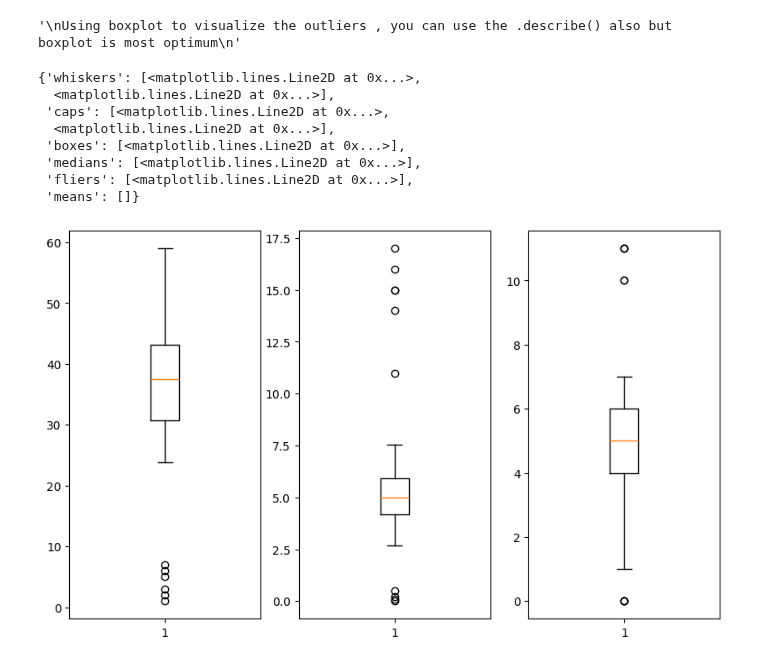
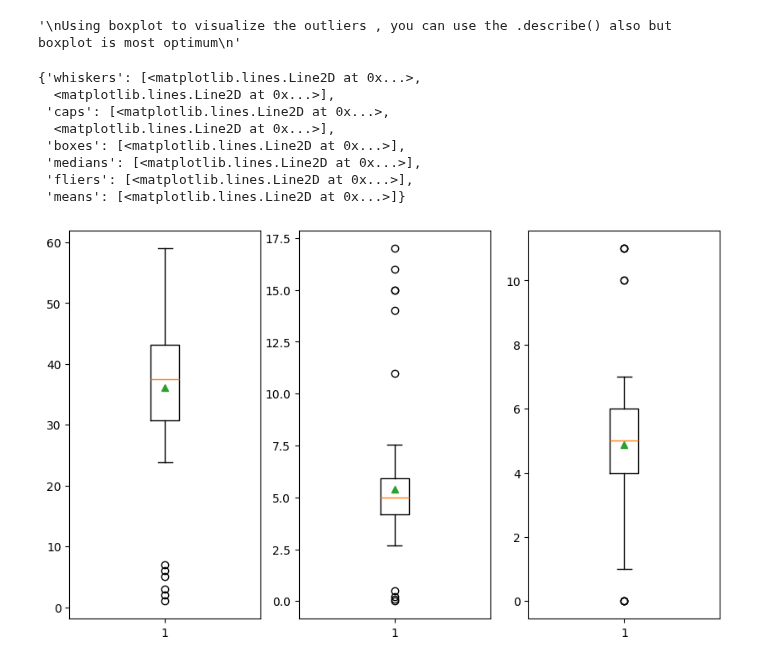
Before and after one commit to KedarDamale/Data-Science, a Jupyter notebook: Data-science/3.Data-pre-processing.ipynb, the cells around one changed output. Saved outputs shown, nothing was run; the diff lists cells and outputs as text; code cells hidden in the pictures.

```diff
--- a/Data-science/3.Data-pre-processing.ipynb
+++ b/Data-science/3.Data-pre-processing.ipynb
@@ -935,18 +935,18 @@ Using boxplot to visualize the outliers , you can use the .describe() also but b
 # %%
 # plt.boxplot(df) #this will create boxplot for all the feature but it is recommended to use differnt
 
 fig,ax=plt.subplots(1,3,figsize=(10,6))#unit is inches
 
-ax[0].boxplot(df['age'])
-ax[1].boxplot(df['experience'])
-ax[2].boxplot(df['projects_completed'])
+ax[0].boxplot(df['age'],showmeans=True)
+ax[1].boxplot(df['experience'],showmeans=True)
+ax[2].boxplot(df['projects_completed'],showmeans=True)
 # %% [output]
 {'whiskers': [<matplotlib.lines.Line2D at 0x...>,
   <matplotlib.lines.Line2D at 0x...>],
  'caps': [<matplotlib.lines.Line2D at 0x...>,
   <matplotlib.lines.Line2D at 0x...>],
  'boxes': [<matplotlib.lines.Line2D at 0x...>],
  'medians': [<matplotlib.lines.Line2D at 0x...>],
  'fliers': [<matplotlib.lines.Line2D at 0x...>],
- 'means': []}
+ 'means': [<matplotlib.lines.Line2D at 0x...>]}
-[figure, old version]
+[figure, new version]
```
Also changed, not shown: parts of 10 cells of this notebook.
